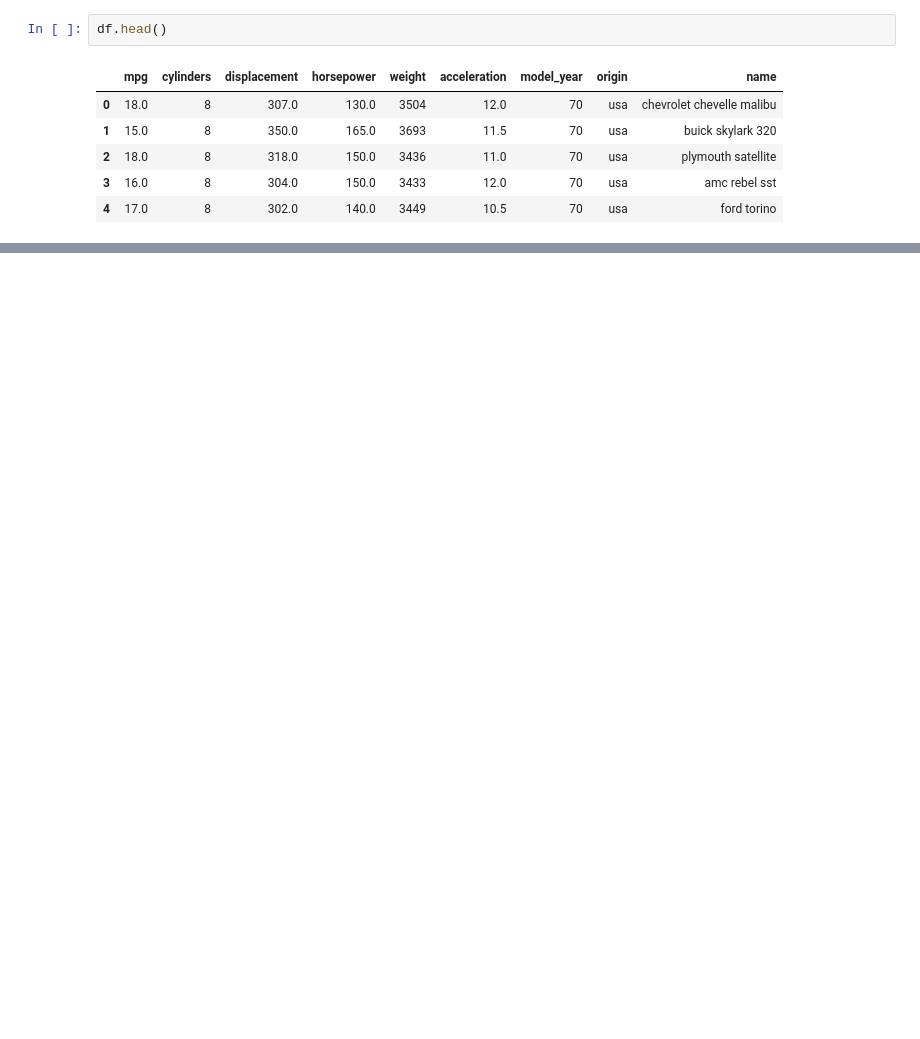
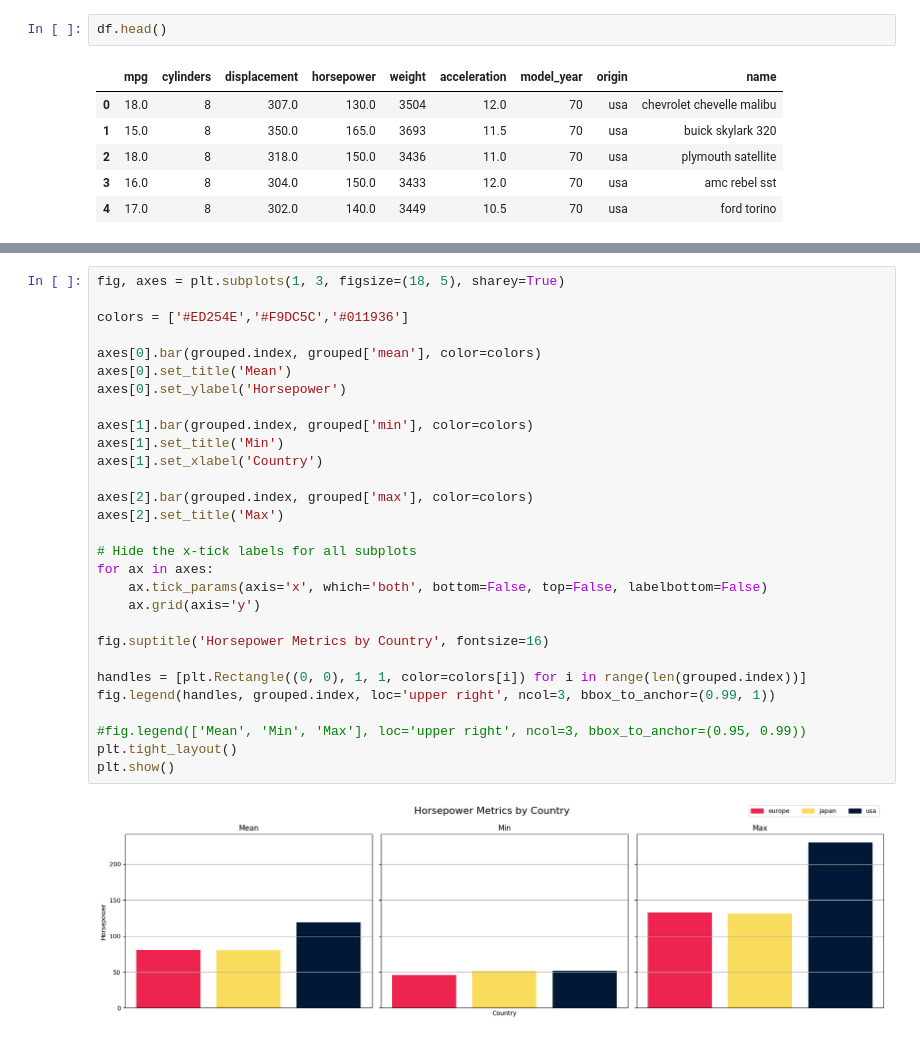
Before and after one commit to Thunderbolt21321139/data_visualisation, a Jupyter notebook: bar_plot.ipynb, the cells around one changed output, grey strips where cells are left out. Cells and saved outputs as stored; diff of their text form; blank space fills up the shorter version.

```diff
--- a/bar_plot.ipynb
+++ b/bar_plot.ipynb
@@ -39,0 +49,31 @@ plt.show()
+# %%
+fig, axes = plt.subplots(1, 3, figsize=(18, 5), sharey=True)
+
+colors = ['#ED254E','#F9DC5C','#011936']
+
+axes[0].bar(grouped.index, grouped['mean'], color=colors)
+axes[0].set_title('Mean')
+axes[0].set_ylabel('Horsepower')
+
+axes[1].bar(grouped.index, grouped['min'], color=colors)
+axes[1].set_title('Min')
+axes[1].set_xlabel('Country')
+
+axes[2].bar(grouped.index, grouped['max'], color=colors)
+axes[2].set_title('Max')
+
+# Hide the x-tick labels for all subplots
+for ax in axes:
+    ax.tick_params(axis='x', which='both', bottom=False, top=False, labelbottom=False)
+    ax.grid(axis='y')
+
+fig.suptitle('Horsepower Metrics by Country', fontsize=16)
+
+handles = [plt.Rectangle((0, 0), 1, 1, color=colors[i]) for i in range(len(grouped.index))]
+fig.legend(handles, grouped.index, loc='upper right', ncol=3, bbox_to_anchor=(0.99, 1))
+
+#fig.legend(['Mean', 'Min', 'Max'], loc='upper right', ncol=3, bbox_to_anchor=(0.95, 0.99))
+plt.tight_layout()
+plt.show()
+# %% [output]
+[figure, added]
```
Also changed, not shown: parts of 6 cells of this notebook.
